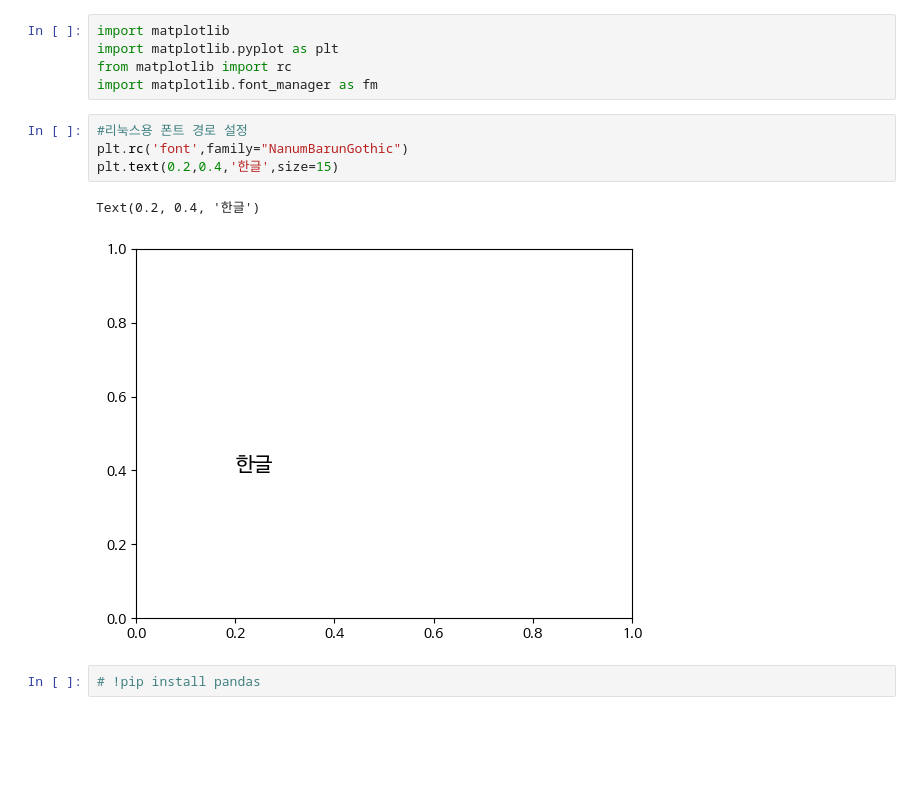
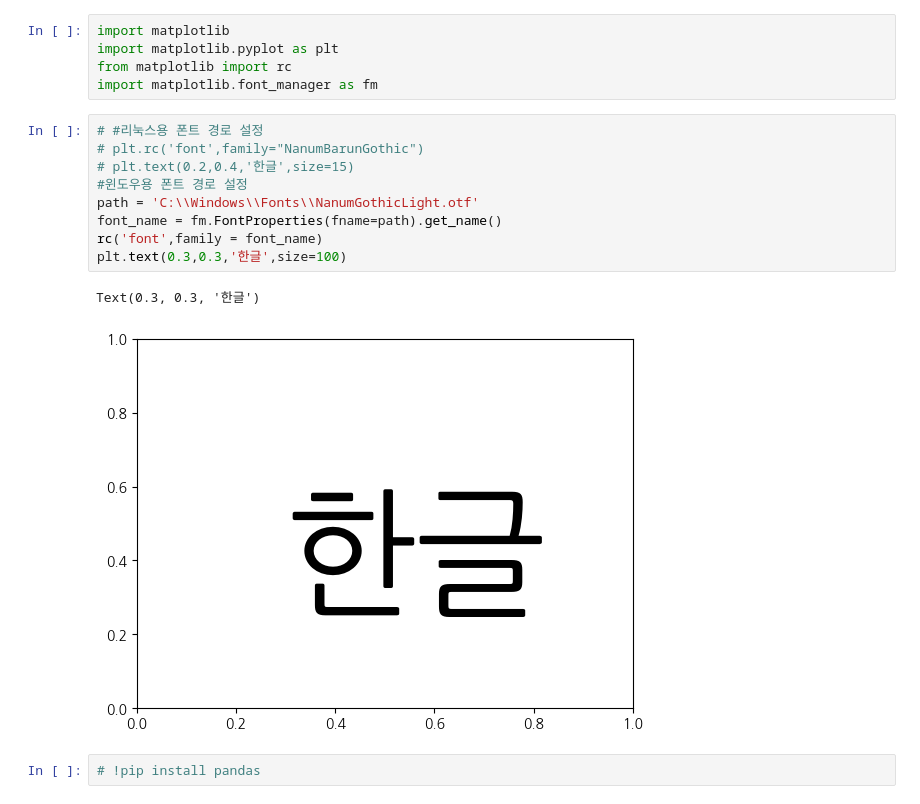
Before and after one commit to 2sseong/python, a Jupyter notebook: py11_공간정보.ipynb, the cells around one changed output. Saved outputs shown, nothing was run; the diff lists cells and outputs as text; blank space fills up the shorter version.

```diff
--- a/py11_공간정보.ipynb
+++ b/py11_공간정보.ipynb
@@ -11,12 +11,17 @@ import matplotlib.pyplot as plt
 from matplotlib import rc
 import matplotlib.font_manager as fm
 # %%
-#리눅스용 폰트 경로 설정
-plt.rc('font',family="NanumBarunGothic")
-plt.text(0.2,0.4,'한글',size=15)
+# #리눅스용 폰트 경로 설정
+# plt.rc('font',family="NanumBarunGothic")
+# plt.text(0.2,0.4,'한글',size=15)
+#윈도우용 폰트 경로 설정
+path = 'C:\\Windows\\Fonts\\NanumGothicLight.otf'
+font_name = fm.FontProperties(fname=path).get_name()
+rc('font',family = font_name)
+plt.text(0.3,0.3,'한글',size=100)
 # %% [output]
-Text(0.2, 0.4, '한글')
+Text(0.3, 0.3, '한글')
-[figure, old version]
+[figure, new version]
 # %%
 # !pip install pandas
 # %%
```
Also changed, not shown: parts of 1 cell of this notebook, 33 other files.
